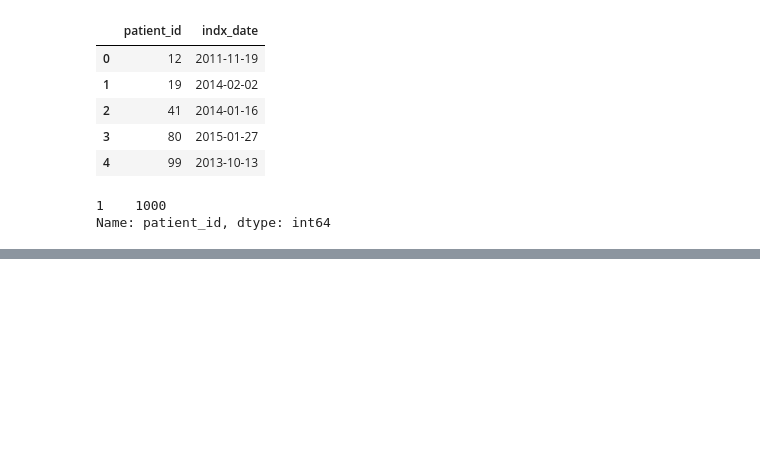
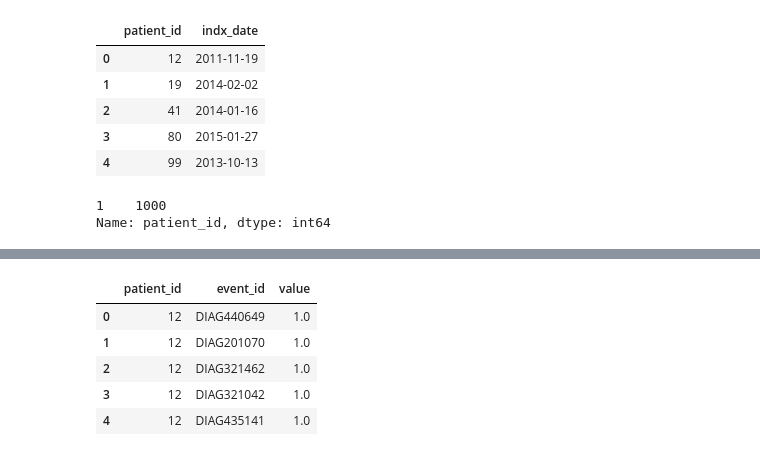
Before and after one commit to VincentLa/GeorgiaTech, a Jupyter notebook: cse6250/903178639-vla6-hw1/Homework1.ipynb, the cells around one changed output, grey strips where cells are left out. Cells and saved outputs as stored; diff of their text form; code cells hidden in the pictures; blank space fills up the shorter version.

Commit message:
Adding filtered events

```diff
--- a/cse6250/903178639-vla6-hw1/Homework1.ipynb
+++ b/cse6250/903178639-vla6-hw1/Homework1.ipynb
@@ -272,0 +296,19 @@ Name: patient_id, dtype: int64
+# %%
+filtered_events = events.merge(indx_date, how='left', on='patient_id')
+filtered_events.timestamp = pd.to_datetime(filtered_events.timestamp)
+# %%
+filtered_events['keep_event'] = (filtered_events.timestamp >= filtered_events.observation_window_begin) &\
+                                (filtered_events.timestamp <= filtered_events.prediction_window_end)
+# %%
+filtered_events = filtered_events.loc[filtered_events.keep_event]
+# %%
+filtered_events = filtered_events[['patient_id', 'event_id', 'value']]
+# %%
+filtered_events.head()
+# %% [output]
+|  | patient_id | event_id | value |
+| 0 | 12 | DIAG440649 | 1.0 |
+| 1 | 12 | DIAG201070 | 1.0 |
+| 2 | 12 | DIAG321462 | 1.0 |
+| 3 | 12 | DIAG321042 | 1.0 |
+| 4 | 12 | DIAG435141 | 1.0 |
```
Also changed, not shown: parts of 4 cells of this notebook, 2 other files.
